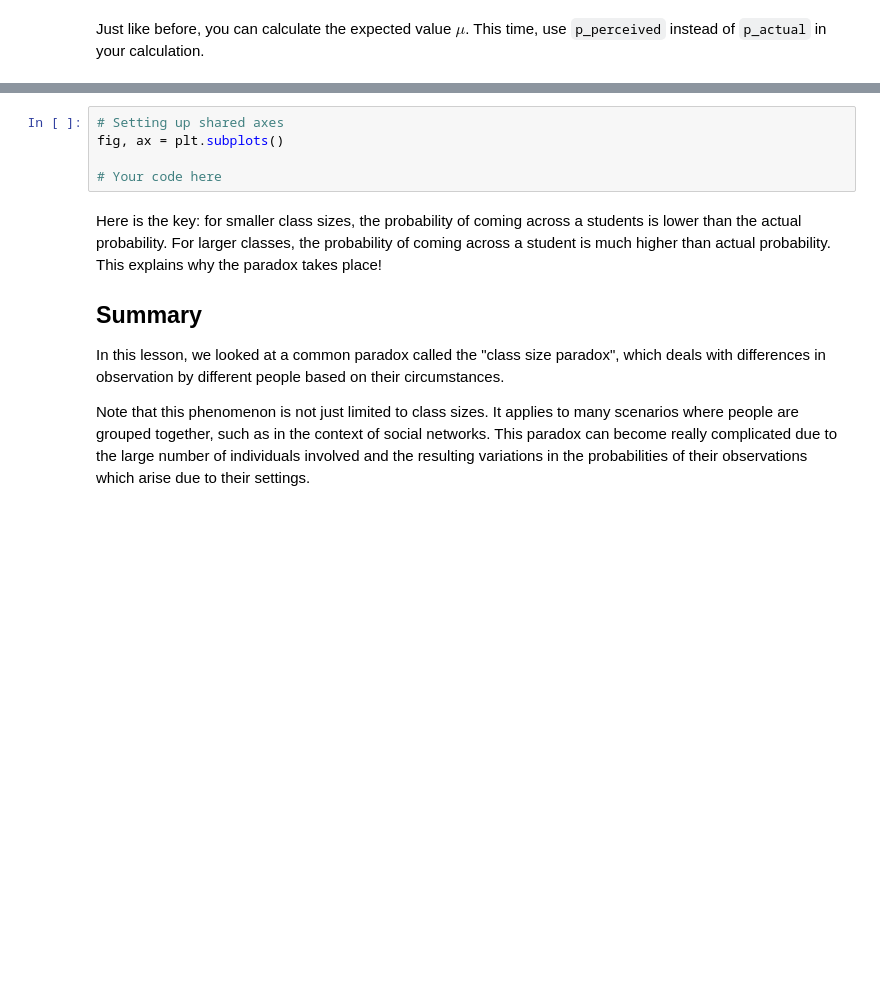
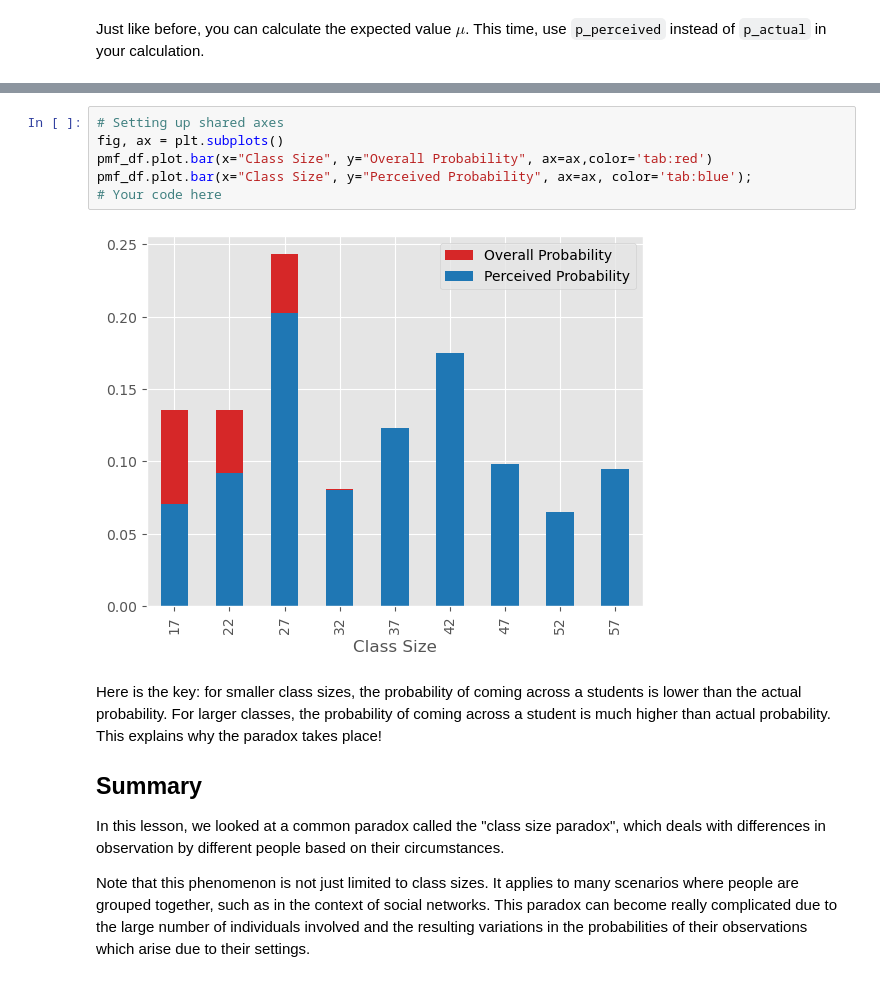
Before and after one commit to victormuuo07/dsc-probability-mass-function-lab, a Jupyter notebook: index.ipynb, the cells around one changed output, grey strips where cells are left out. Saved outputs shown, nothing was run; the diff lists cells and outputs as text; blank space fills up the shorter version.

```diff
--- a/index.ipynb
+++ b/index.ipynb
@@ -184,8 +243,11 @@ Hints:
 # %%
 # Setting up shared axes
 fig, ax = plt.subplots()
-
+pmf_df.plot.bar(x="Class Size", y="Overall Probability", ax=ax,color='tab:red')
+pmf_df.plot.bar(x="Class Size", y="Perceived Probability", ax=ax, color='tab:blue');
 # Your code here
+# %% [output]
+[figure, added]
 # %% [markdown]
 Here is the key: for smaller class sizes, the probability of coming across a students is lower than the actual probability. For larger classes, the probability of coming across a student is much higher than actual probability. This explains why the paradox takes place!
 
```
Also changed, not shown: parts of 12 cells of this notebook.
